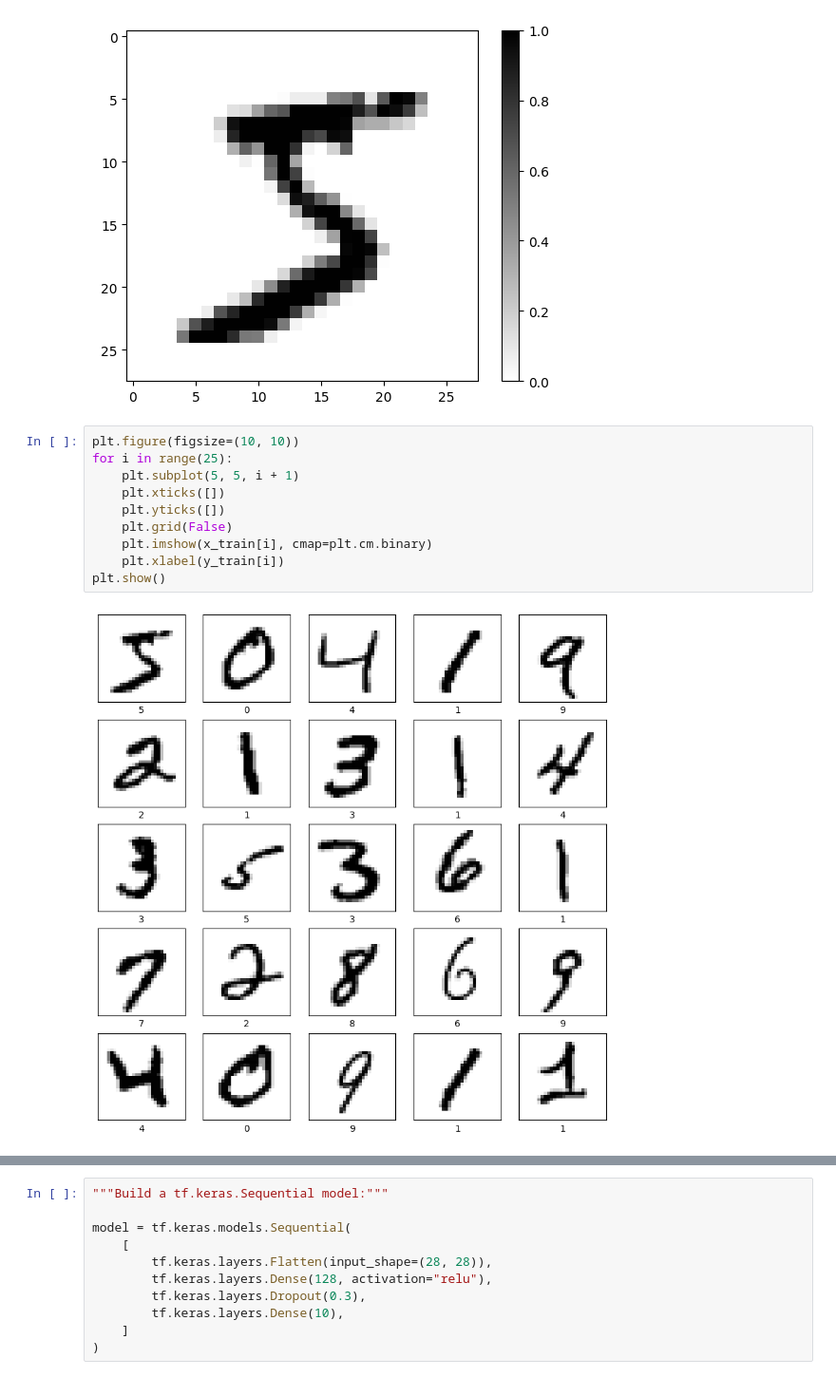
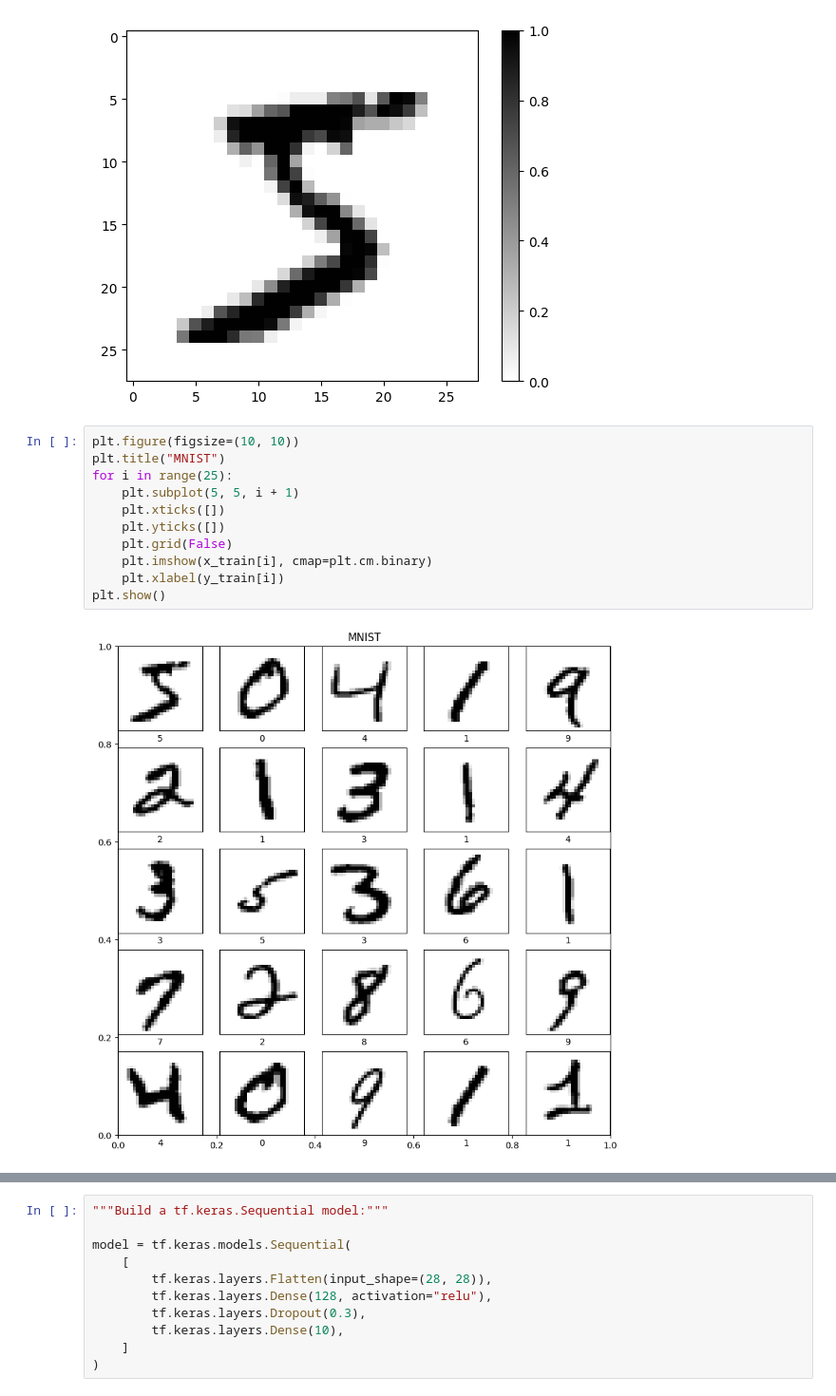
Before and after one commit to Valentin-Golyonko/SudokuML, a Jupyter notebook: app/board/logic/tf.ipynb, the cells around one changed output, grey strips where cells are left out. Shown at 95% size. Drawn from its saved outputs; the diff is of its cells as text.

```diff
--- a/app/board/logic/tf.ipynb
+++ b/app/board/logic/tf.ipynb
@@ -94,13 +69,14 @@ plt.show()
 [figure]
 # %%
 plt.figure(figsize=(10, 10))
+plt.title("MNIST")
 for i in range(25):
     plt.subplot(5, 5, i + 1)
     plt.xticks([])
     plt.yticks([])
     plt.grid(False)
     plt.imshow(x_train[i], cmap=plt.cm.binary)
     plt.xlabel(y_train[i])
 plt.show()
 # %% [output]
-[figure, old version]
+[figure, new version]
```
Also changed, not shown: parts of 25 cells of this notebook, 3 other files.
